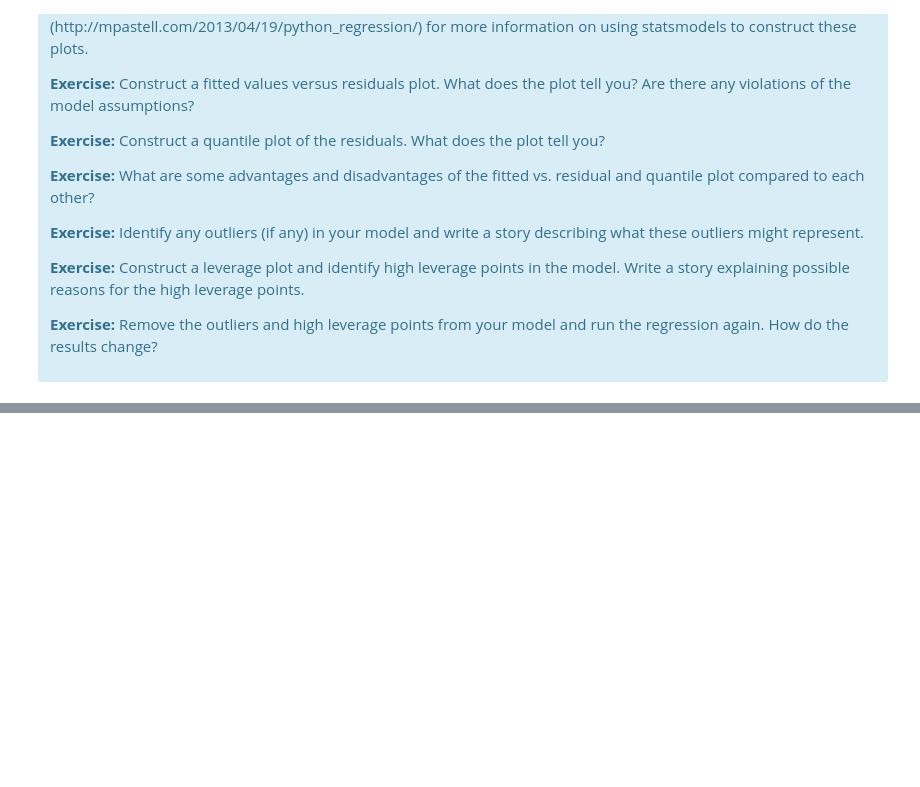
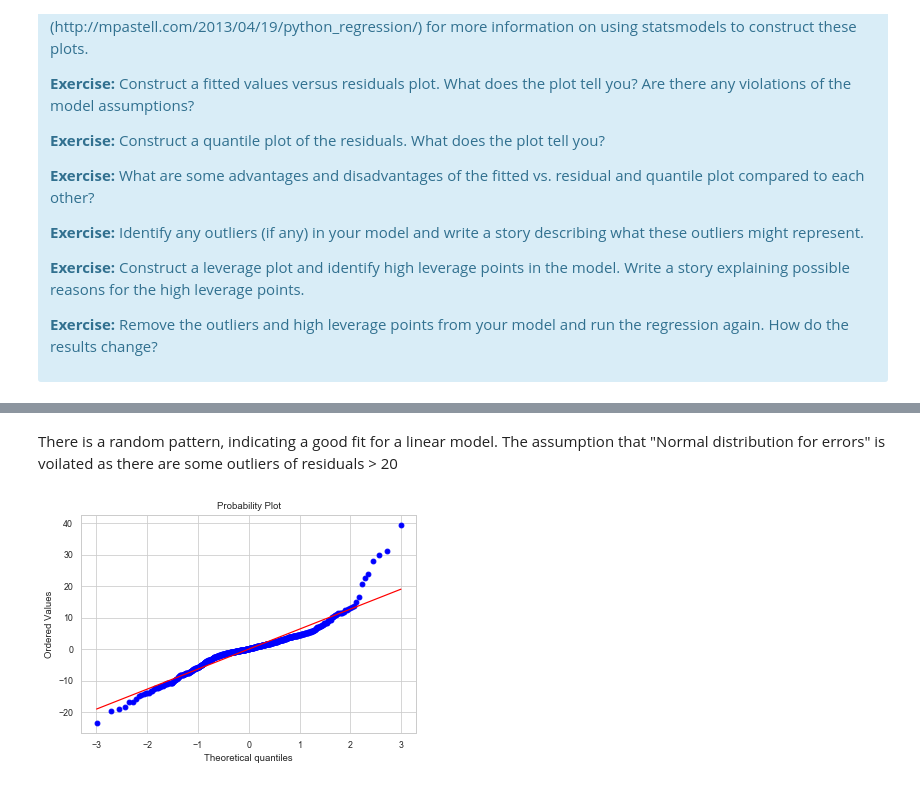
Before and after one commit to gdhakal/ml-projects-portfolio, a Jupyter notebook: linear-regression/Mini_Project_Linear_Regression.ipynb, the cells around one changed output, grey strips where cells are left out. Cells and saved outputs as stored; diff of their text form; code cells hidden in the pictures; blank space fills up the shorter version.

```diff
--- a/linear-regression/Mini_Project_Linear_Regression.ipynb
+++ b/linear-regression/Mini_Project_Linear_Regression.ipynb
@@ -904,0 +960,9 @@ There are some other issues that are important investigate with linear regressio
+# %% [markdown]
+There is a random pattern, indicating a good fit for a linear model. The assumption that "Normal distribution for errors" is voilated as there are some outliers of residuals > 20
+# %%
+import pylab
+
+stats.probplot(m.resid, dist="norm", plot=pylab)
+pylab.show()
+# %% [output]
+[figure, added]
```
Also changed, not shown: parts of 20 cells of this notebook.
